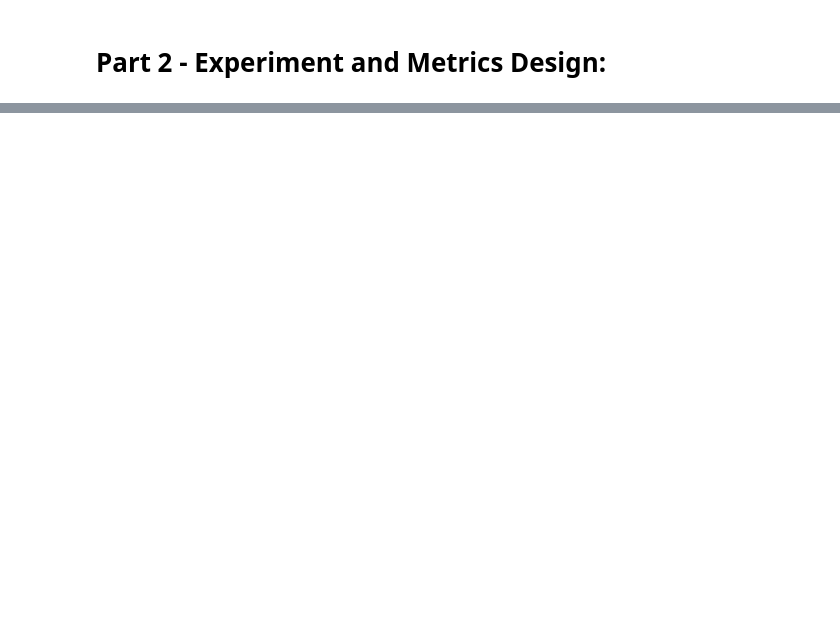
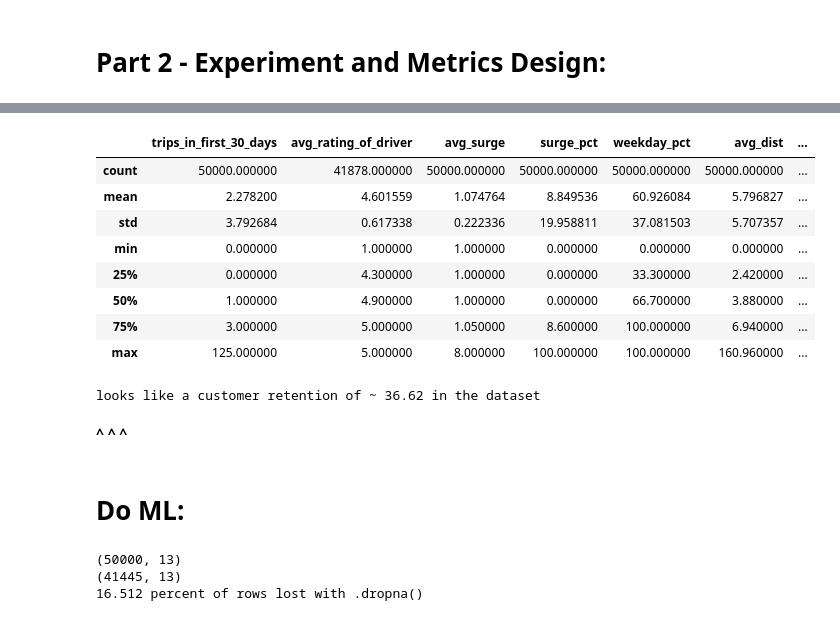
Before and after one commit to kstoudt/Springboard, a Jupyter notebook: 27.2 The Take-Home Challenge/ultimate_challenge/Data Science Take-Home Challenge - Ultimate Inc.ipynb, the cells around one changed output, grey strips where cells are left out. Cells and saved outputs as stored; diff of their text form; code cells hidden in the pictures; blank space fills up the shorter version.

```diff
--- a/27.2 The Take-Home Challenge/ultimate_challenge/Data Science Take-Home Challenge - Ultimate Inc.ipynb
+++ b/27.2 The Take-Home Challenge/ultimate_challenge/Data Science Take-Home Challenge - Ultimate Inc.ipynb
@@ -279,0 +295,4 @@ Warnings:
+# %%
+# cohort of users signed up in jan2014. Classify as 'retained' if trip taken in last 30 days...
+ult_df = pd.read_json('ultimate_data_challenge.json')
+ult_df.head()
@@ -279,0 +306,4 @@ Warnings:
+# %%
+ult_df.signup_date = pd.to_datetime(ult_df.signup_date)
+ult_df.last_trip_date = pd.to_datetime(ult_df.last_trip_date)
+ult_df.info()
@@ -279,0 +334,4 @@ Warnings:
+# %%
+# cutoff for 'retained' is 1 month before data is pulled. Assumed here to be pulled on the date of the latest recorded trip:
+cutoff = pd.to_datetime('2014-06-01 00:00:00')
+cutoff
@@ -279,0 +340,3 @@ Warnings:
+# %%
+ult_df.loc[:,'retained'] = (ult_df.last_trip_date > cutoff).astype(int)
+ult_df.iloc[:,-4:].head(10)
@@ -279,0 +355,20 @@ Warnings:
+# %%
+ult_df.describe()
+# %% [output]
+|  | trips_in_first_30_days | avg_rating_of_driver | avg_surge | surge_pct | weekday_pct | avg_dist | ... |
+| count | 50000.000000 | 41878.000000 | 50000.000000 | 50000.000000 | 50000.000000 | 50000.000000 | ... |
+| mean | 2.278200 | 4.601559 | 1.074764 | 8.849536 | 60.926084 | 5.796827 | ... |
+| std | 3.792684 | 0.617338 | 0.222336 | 19.958811 | 37.081503 | 5.707357 | ... |
+| min | 0.000000 | 1.000000 | 1.000000 | 0.000000 | 0.000000 | 0.000000 | ... |
+| 25% | 0.000000 | 4.300000 | 1.000000 | 0.000000 | 33.300000 | 2.420000 | ... |
+| 50% | 1.000000 | 4.900000 | 1.000000 | 0.000000 | 66.700000 | 3.880000 | ... |
+| 75% | 3.000000 | 5.000000 | 1.050000 | 8.600000 | 100.000000 | 6.940000 | ... |
+| max | 125.000000 | 5.000000 | 8.000000 | 100.000000 | 100.000000 | 160.960000 | ... |
+# %%
+print('looks like a customer retention of ~', round(100*ult_df.describe().loc['mean',:]['retained'], 2), 'in the dataset')
+# %% [output]
+looks like a customer retention of ~ 36.62 in the dataset
+# %% [markdown]
+**^ ^ ^**
+# %% [markdown]
+# Do ML:
@@ -279,0 +380,11 @@ Warnings:
+# %%
+print(ult_df.shape)
+ult_df = ult_df.dropna()
+# For simplicity here, dropping NaNs
+# Future scope: would explore imputing missing vals as 'average' or 'most frequent', etc.
+print(ult_df.shape)
+print(100*(50000-41744)/50000,'percent of rows lost with .dropna()')
+# %% [output]
+(50000, 13)
+(41445, 13)
+16.512 percent of rows lost with .dropna()
```
Also changed, not shown: parts of 33 cells of this notebook.
